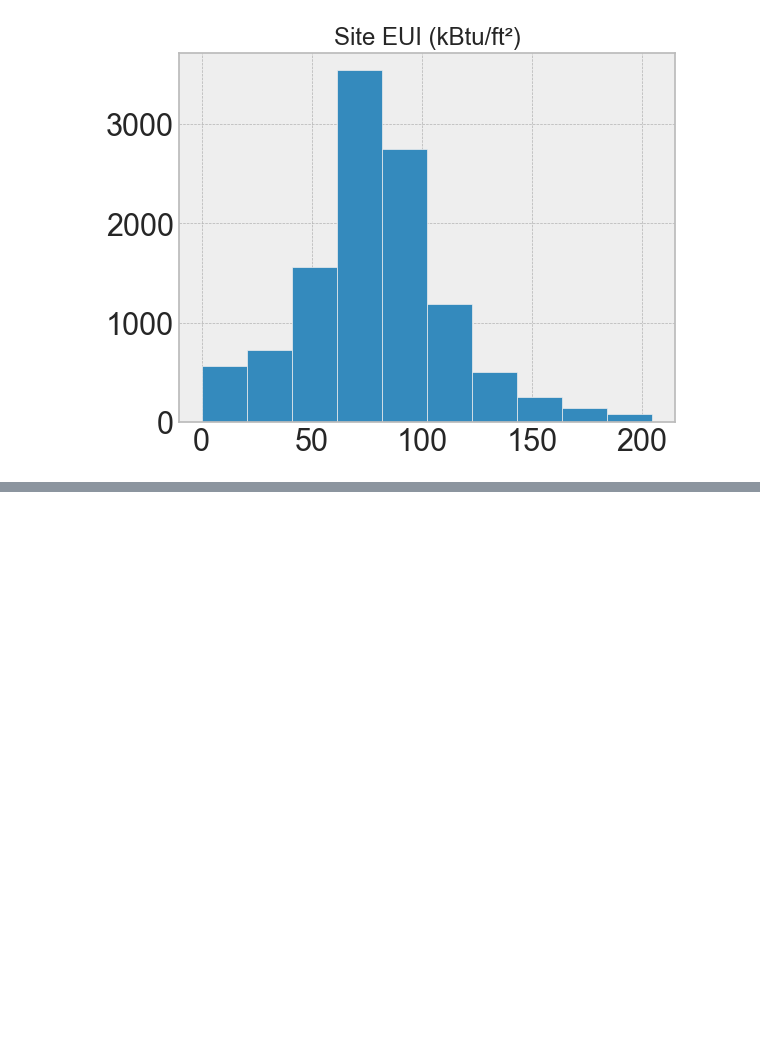
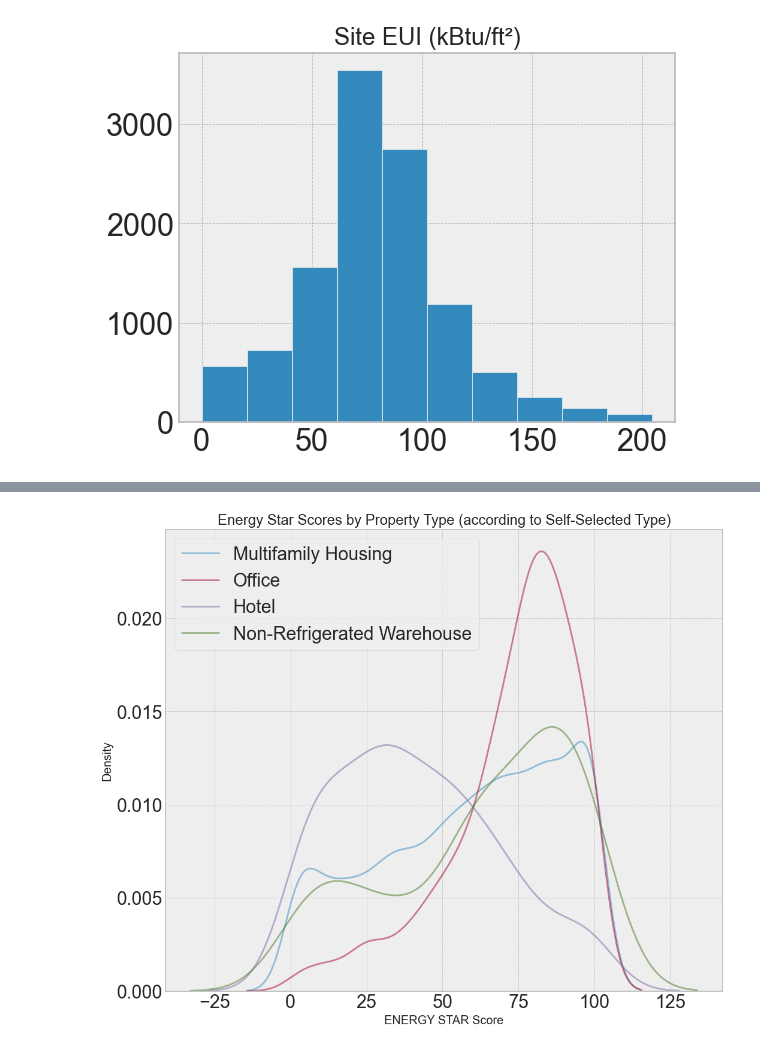
Before and after one commit to zkhechadoorian/NYC-LL84-Benchmarking, a Jupyter notebook: notebooks/0_eda.ipynb, the cells around one changed output, grey strips where cells are left out. Cells and saved outputs as stored; diff of their text form; code cells hidden in the pictures; blank space fills up the shorter version.

```diff
--- a/notebooks/0_eda.ipynb
+++ b/notebooks/0_eda.ipynb
@@ -270,0 +360,30 @@ Text(0.5, 1.0, 'Site EUI (kBtu/ft²)')
+# %%
+# Plot distribution of Site EUI based on property type in 'largest use' column
+
+# set designated column for determining property type
+column_name = 'Primary Property Type - Self Selected'
+
+# drop rows with missing score values
+data_with_scores = data.dropna(subset=['ENERGY STAR Score'])
+property_counts = data_with_scores[column_name].value_counts()
+property_types = list(property_counts[property_counts.values > 100].index)
+
+# initiate new figure
+fig = plt.figure(figsize=(12,10))
+
+# iterate through property types
+for each_type in property_types[0:5]:
+    # filter out relevant rows
+    subset = data[data[column_name] == each_type ]
+
+    # add to density plot
+    sns.kdeplot(
+        subset['ENERGY STAR Score'].dropna(),
+        label = each_type,
+        fill = False,
+        alpha = 0.5
+        )
+plt.legend()
+plt.title("Energy Star Scores by Property Type (according to Self-Selected Type)");
+# %% [output]
+[figure, added]
```
Also changed, not shown: parts of 9 cells of this notebook.
